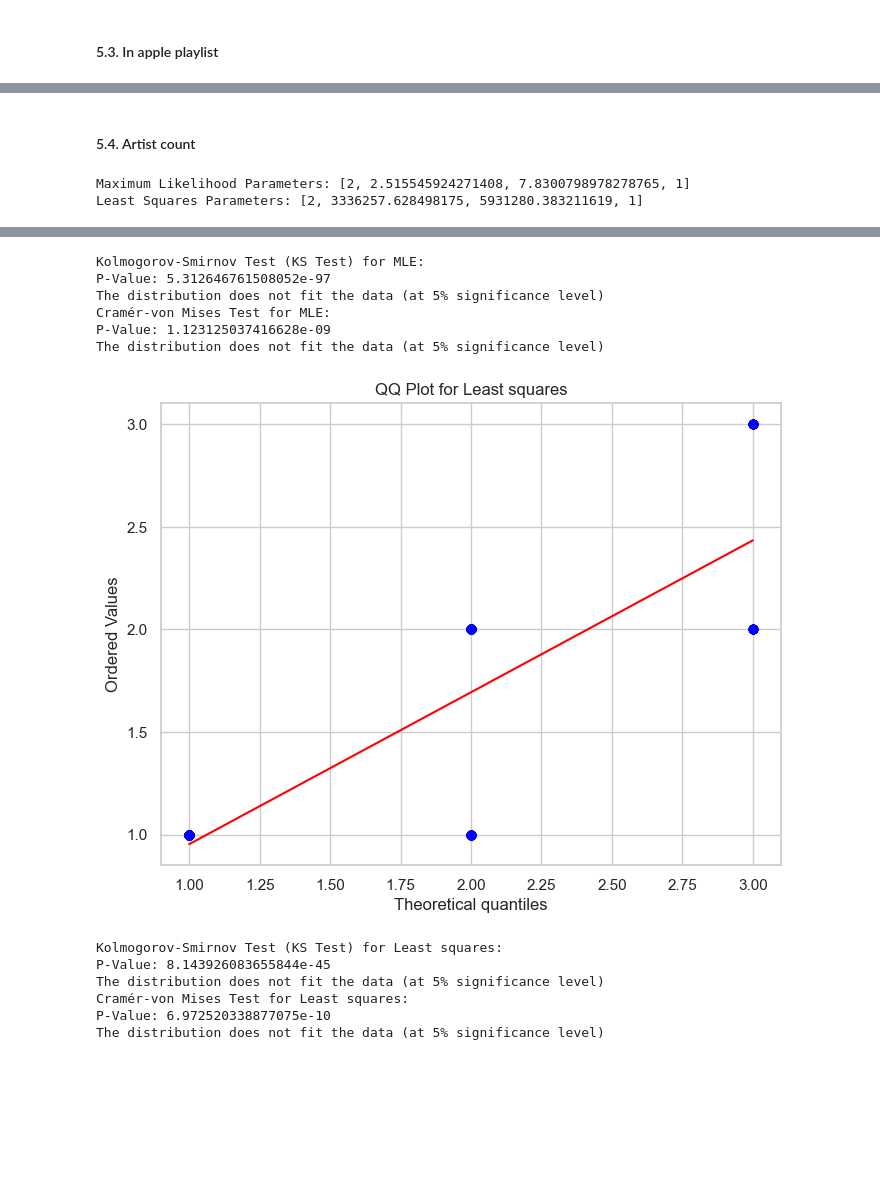
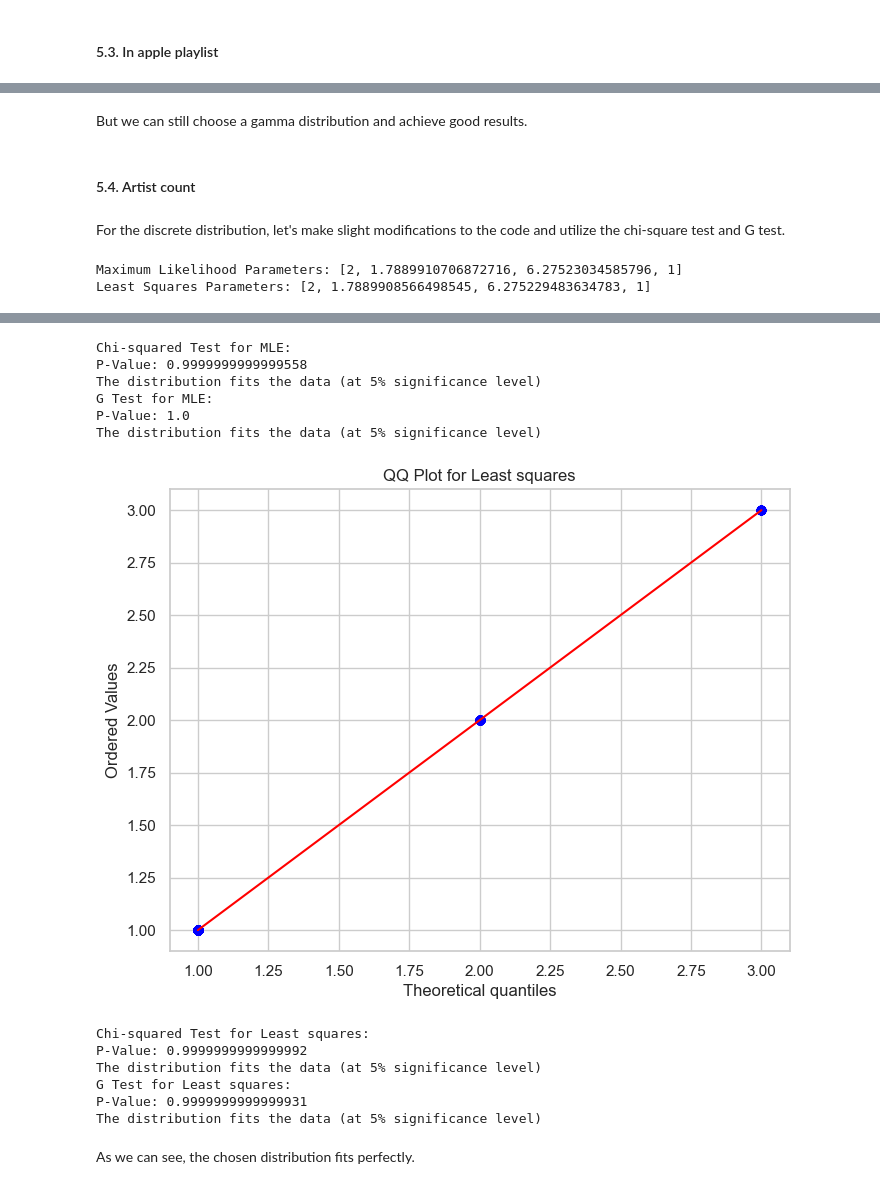
Before and after one commit to THECODEDEMOGORGON/multivariate_data_analysis, a Jupyter notebook: task1.ipynb, the cells around one changed output, grey strips where cells are left out. Cells and saved outputs as stored; diff of their text form; code cells hidden in the pictures; blank space fills up the shorter version.

```diff
--- a/task1.ipynb
+++ b/task1.ipynb
@@ -392,24 +448,6 @@ The distribution does not fit the data (at 5% significance level)
+# %% [markdown]
+But we can still choose a gamma distribution and achieve good results.
 # %% [markdown]
 #### 5.4. Artist count
-# %%
-def estimate_parameters_direct(data, distribution, initial_params):
-    def negative_log_likelihood(params):
-        params = [2] + list(params) + [1]
-        log_likelihood = -np.sum(distribution.logpmf(data, *params))
-        return log_likelihood
-
-    mle_params = minimize(negative_log_likelihood, initial_params, method='Nelder-Mead', tol=1e-6).x
-
-    # Least Squares Minimization (LSM)
-    def loss_function(params):
-        params = [2] + list(params) + [1]
-        # Compute PMF values using the current parameters
-        pmf_values = distribution.pmf(data, *params)
-        # Compute Mean Squared Error (MSE) loss between observed data and PMF values
-        mse_loss = np.mean((pmf_values - data) ** 2)
-        return mse_loss
-
-    # Minimize the loss function to obtain LSM parameters
-    lsm_params = minimize(loss_function, initial_params, method='Nelder-Mead', tol=1e-6).x
-
-    return mle_params, lsm_params
+# %% [markdown]
+For the discrete distribution, let's make slight modifications to the code and utilize the chi-square test and G test.
@@ -416,29 +503,31 @@ def estimate_parameters_direct(data, distribution, initial_params):
 # %%
-max_likelihood_params, least_squares_params = estimate_parameters_direct(artist_count_sample, stats.betabinom, (0.5, 2))
+max_likelihood_params, least_squares_params = estimate_parameters_direct(artist_count_sample, stats.betabinom, (0.5,  0.5))
 
 max_likelihood_params = [2] + list(max_likelihood_params) + [1]
 least_squares_params = [2] + list(least_squares_params) + [1]
 
 print("Maximum Likelihood Parameters:", max_likelihood_params)
 print("Least Squares Parameters:", least_squares_params)
 
 
-perform_tests(artist_count_sample, stats.betabinom, max_likelihood_params, 'MLE')
-perform_tests(artist_count_sample, stats.betabinom, least_squares_params, 'Least squares')
+perform_tests_discrete(artist_count_sample, stats.betabinom, max_likelihood_params, 'MLE')
+perform_tests_discrete(artist_count_sample, stats.betabinom, least_squares_params, 'Least squares')
 # %% [output]
-Maximum Likelihood Parameters: [2, 2.515545924271408, 7.8300798978278765, 1]
-Least Squares Parameters: [2, 3336257.628498175, 5931280.383211619, 1]
+Maximum Likelihood Parameters: [2, 1.7889910706872716, 6.27523034585796, 1]
+Least Squares Parameters: [2, 1.7889908566498545, 6.275229483634783, 1]
 [figure]
-Kolmogorov-Smirnov Test (KS Test) for MLE:
-P-Value: 5.312646761508052e-97
-The distribution does not fit the data (at 5% significance level)
-Cramér-von Mises Test for MLE:
-P-Value: 1.123125037416628e-09
-The distribution does not fit the data (at 5% significance level)
+Chi-squared Test for MLE:
+P-Value: 0.9999999999999558
+The distribution fits the data (at 5% significance level)
+G Test for MLE:
+P-Value: 1.0
+The distribution fits the data (at 5% significance level)
-[figure, old version]
+[figure, new version]
-Kolmogorov-Smirnov Test (KS Test) for Least squares:
-P-Value: 8.143926083655844e-45
-The distribution does not fit the data (at 5% significance level)
-Cramér-von Mises Test for Least squares:
-P-Value: 6.972520338877075e-10
-The distribution does not fit the data (at 5% significance level)
+Chi-squared Test for Least squares:
+P-Value: 0.9999999999999992
+The distribution fits the data (at 5% significance level)
+G Test for Least squares:
+P-Value: 0.9999999999999931
+The distribution fits the data (at 5% significance level)
+# %% [markdown]
+As we can see, the chosen distribution fits perfectly.
```
Also changed, not shown: parts of 32 cells of this notebook.
